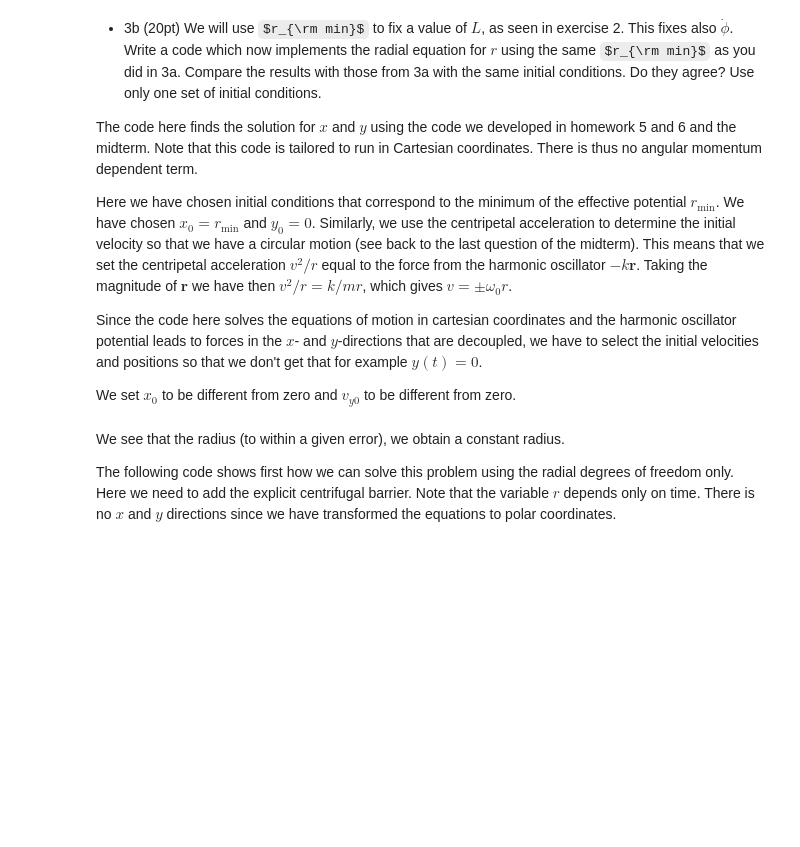
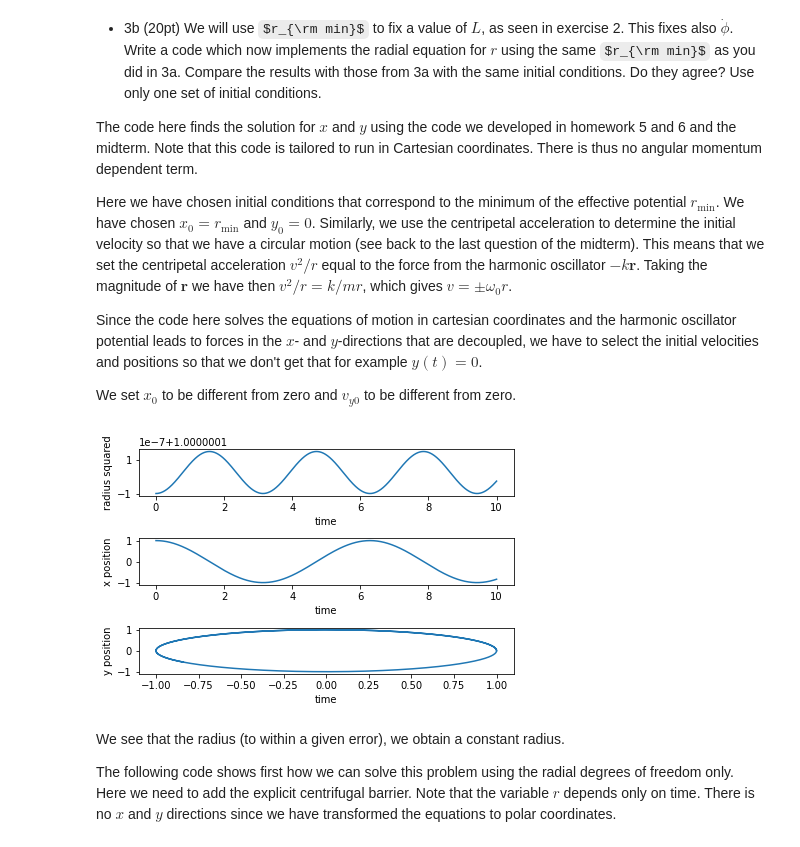
Before and after one commit to mhjensen/Physics321, a Jupyter notebook: doc/src/Homeworks/Solutions/solutionhw8.ipynb, the cells around one changed output. Saved outputs shown, nothing was run; the diff lists cells and outputs as text; code cells hidden in the pictures; some formulas as TeX source; blank space fills up the shorter version.

```diff
--- a/doc/src/Homeworks/Solutions/solutionhw8.ipynb
+++ b/doc/src/Homeworks/Solutions/solutionhw8.ipynb
@@ -541,37 +545,40 @@ AngMom = 1.0  #  The angular momentum
 # Potential minimum
 rmin = (AngMom*AngMom/k/m)**0.25
 # Initial conditions as compact 2-dimensional arrays, x0=rmin and y0 = 0
+# r^2 = x^2+y^2.  r0 = rmin  = sqrt(x0^2+y0^2)
 x0 = rmin; y0= 0.0
 r0 = np.array([x0,y0])
 vy0 = sqrt(omega02)*rmin; vx0 = 0.0
 v0 = np.array([vx0,vy0])
 r[0] = r0
 v[0] = v0
 # Start integrating using the Velocity-Verlet  method
 for i in range(n-1):
     # Set up the acceleration
     a =  -r[i]*omega02
     # update velocity, time and position using the Velocity-Verlet method
     r[i+1] = r[i] + DeltaT*v[i]+0.5*(DeltaT**2)*a
     anew = -r[i+1]*omega02
     v[i+1] = v[i] + 0.5*DeltaT*(a+anew)
     t[i+1] = t[i] + DeltaT
 # Plot position as function of time
 radius = np.sqrt(r[:,0]**2+r[:,1]**2)
 fig, ax = plt.subplots(3,1)
 ax[0].set_xlabel('time')
 ax[0].set_ylabel('radius squared')
 ax[0].plot(t,r[:,0]**2+r[:,1]**2)
 ax[1].set_xlabel('time')
 ax[1].set_ylabel('x position')
 ax[1].plot(t,r[:,0])
 ax[2].set_xlabel('time')
 ax[2].set_ylabel('y position')
-ax[2].plot(t,r[:,1])
+ax[2].plot(r[:,0],r[:,1])
 
 fig.tight_layout()
 save_fig("2DimHOVV")
 plt.show()
+# %% [output]
+[figure, added]
 # %% [markdown]
 We see that the radius (to within a given error), we obtain a constant radius.
 
```
Also changed, not shown: parts of 3 cells of this notebook, 12 other files.
